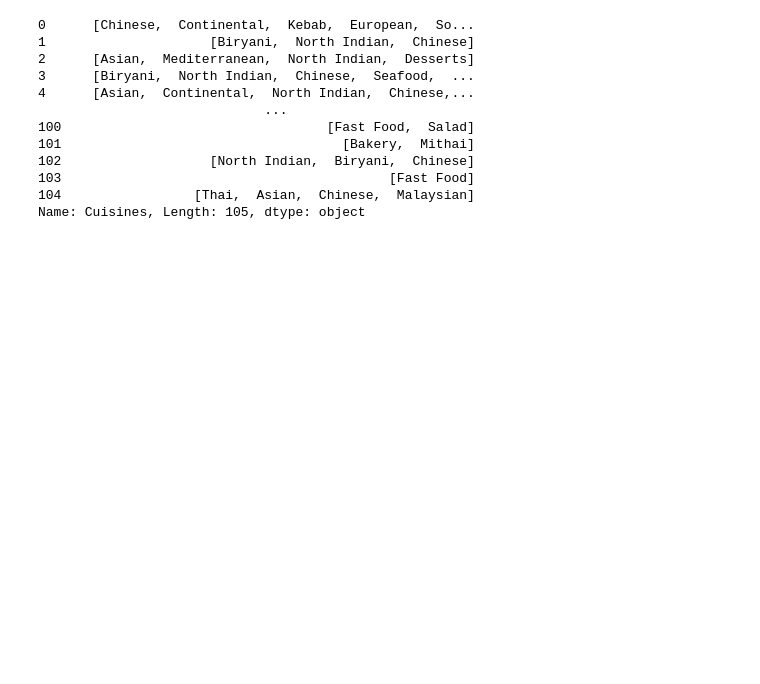
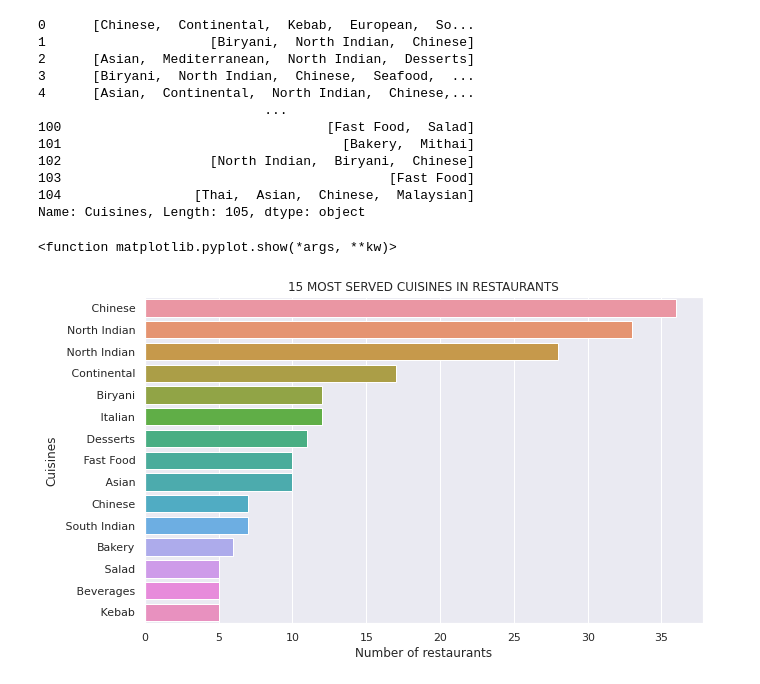
Before and after one commit to itsmimahi/ZOMATO-RESTAURANT-CLUSTERING-AND-SENTIMENT-ANALYSIS, a Jupyter notebook: Copy_of_ZOMATO_RESTAURANT_CLUSTERING_AND_SENTIMENT_ANALYSIS.ipynb, the cells around one changed output. Drawn from its saved outputs; the diff is of its cells as text; code cells hidden in the pictures; blank space fills up the shorter version.

```diff
--- a/Copy_of_ZOMATO_RESTAURANT_CLUSTERING_AND_SENTIMENT_ANALYSIS.ipynb
+++ b/Copy_of_ZOMATO_RESTAURANT_CLUSTERING_AND_SENTIMENT_ANALYSIS.ipynb
@@ -489,3 +489,26 @@ cuisines_list
 103                                          [Fast Food]
 104                 [Thai,  Asian,  Chinese,  Malaysian]
 Name: Cuisines, Length: 105, dtype: object
+# %%
+# Storing all cuisines in dict.
+cuisines_dict = {}
+for names in cuisines_list:
+  for name in names:
+    if (name in cuisines_dict):
+     cuisines_dict[name]+= 1
+    else:
+      cuisines_dict[name] = 1
+
+# converting dict to Dataframe.
+cuisines_df = pd.DataFrame.from_dict([cuisines_dict]).transpose().reset_index().rename(columns = {'index':'Cuisines',0:'Number of restaurants'})
+
+# Visualization of garph most restaurant served.
+sns.barplot(x ='Number of restaurants',
+            y = 'Cuisines',
+            data = cuisines_df,
+            order = cuisines_df.sort_values('Number of restaurants', ascending = False).Cuisines[:15])
+plt.title('15 MOST SERVED CUISINES IN RESTAURANTS')
+plt.show
+# %% [output]
+<function matplotlib.pyplot.show(*args, **kw)>
+[figure, added]
```
Also changed, not shown: parts of 13 cells of this notebook.
